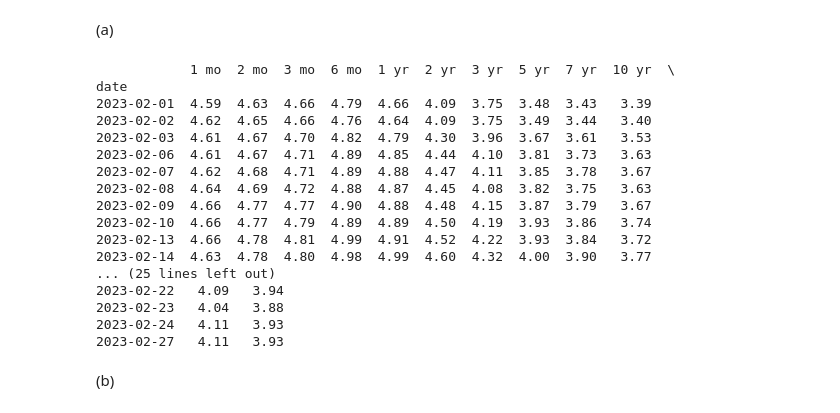
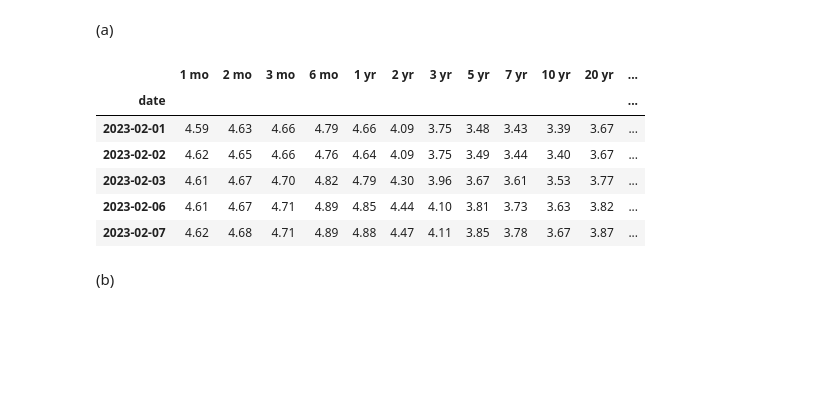
Before and after one commit to JIA0501/Computation-Finance, a Jupyter notebook: CF1/Exercise 3 CF.ipynb, the cells around one changed output. Cells and saved outputs as stored; diff of their text form; code cells hidden in the pictures; blank space fills up the shorter version.

```diff
--- a/CF1/Exercise 3 CF.ipynb
+++ b/CF1/Exercise 3 CF.ipynb
@@ -250,32 +240,20 @@ treasury.head()
 (a)
 # %%
 # one treasury curve per day
-
 option_dates = opt2["date"].sort_values().unique()
 
 # forward-fill
-
 treasury = treasury.set_index("date").sort_index()
 treasury_aligned = treasury.reindex(option_dates, method="ffill")
-print(treasury_aligned)
+treasury_aligned.head()
 # %% [output]
-            1 mo  2 mo  3 mo  6 mo  1 yr  2 yr  3 yr  5 yr  7 yr  10 yr  \
-date
-2023-02-01  4.59  4.63  4.66  4.79  4.66  4.09  3.75  3.48  3.43   3.39
-2023-02-02  4.62  4.65  4.66  4.76  4.64  4.09  3.75  3.49  3.44   3.40
-2023-02-03  4.61  4.67  4.70  4.82  4.79  4.30  3.96  3.67  3.61   3.53
-2023-02-06  4.61  4.67  4.71  4.89  4.85  4.44  4.10  3.81  3.73   3.63
-2023-02-07  4.62  4.68  4.71  4.89  4.88  4.47  4.11  3.85  3.78   3.67
-2023-02-08  4.64  4.69  4.72  4.88  4.87  4.45  4.08  3.82  3.75   3.63
-2023-02-09  4.66  4.77  4.77  4.90  4.88  4.48  4.15  3.87  3.79   3.67
-2023-02-10  4.66  4.77  4.79  4.89  4.89  4.50  4.19  3.93  3.86   3.74
-2023-02-13  4.66  4.78  4.81  4.99  4.91  4.52  4.22  3.93  3.84   3.72
-2023-02-14  4.63  4.78  4.80  4.98  4.99  4.60  4.32  4.00  3.90   3.77
-... (25 lines left out)
-2023-02-22   4.09   3.94
-2023-02-23   4.04   3.88
-2023-02-24   4.11   3.93
-2023-02-27   4.11   3.93
+|  | 1 mo | 2 mo | 3 mo | 6 mo | 1 yr | 2 yr | 3 yr | 5 yr | 7 yr | 10 yr | 20 yr | ... |
+| date |  |  |  |  |  |  |  |  |  |  |  | ... |
+| 2023-02-01 | 4.59 | 4.63 | 4.66 | 4.79 | 4.66 | 4.09 | 3.75 | 3.48 | 3.43 | 3.39 | 3.67 | ... |
+| 2023-02-02 | 4.62 | 4.65 | 4.66 | 4.76 | 4.64 | 4.09 | 3.75 | 3.49 | 3.44 | 3.40 | 3.67 | ... |
+| 2023-02-03 | 4.61 | 4.67 | 4.70 | 4.82 | 4.79 | 4.30 | 3.96 | 3.67 | 3.61 | 3.53 | 3.77 | ... |
+| 2023-02-06 | 4.61 | 4.67 | 4.71 | 4.89 | 4.85 | 4.44 | 4.10 | 3.81 | 3.73 | 3.63 | 3.82 | ... |
+| 2023-02-07 | 4.62 | 4.68 | 4.71 | 4.89 | 4.88 | 4.47 | 4.11 | 3.85 | 3.78 | 3.67 | 3.87 | ... |
 # %% [markdown]
 (b)
 # %%
```
Also changed, not shown: parts of 13 cells of this notebook.
